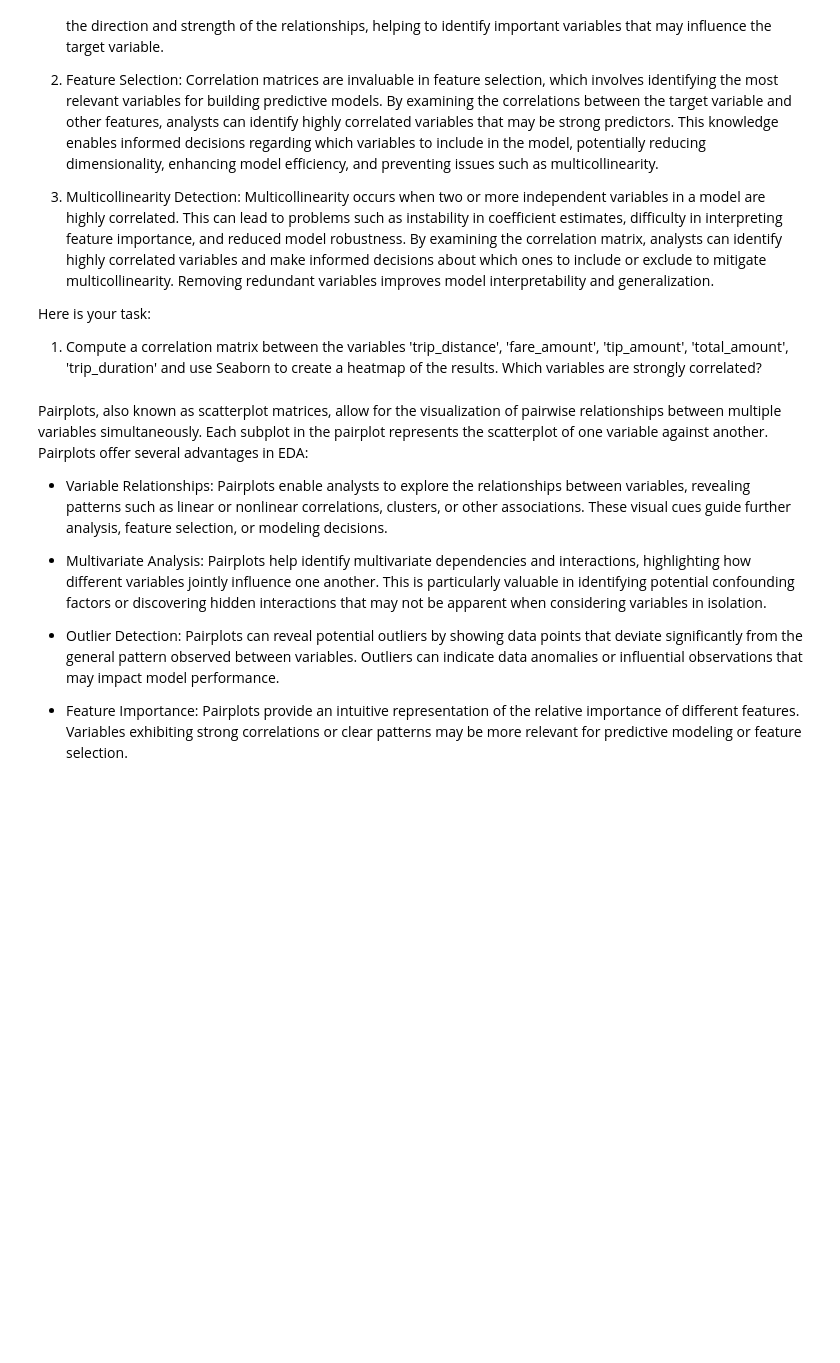
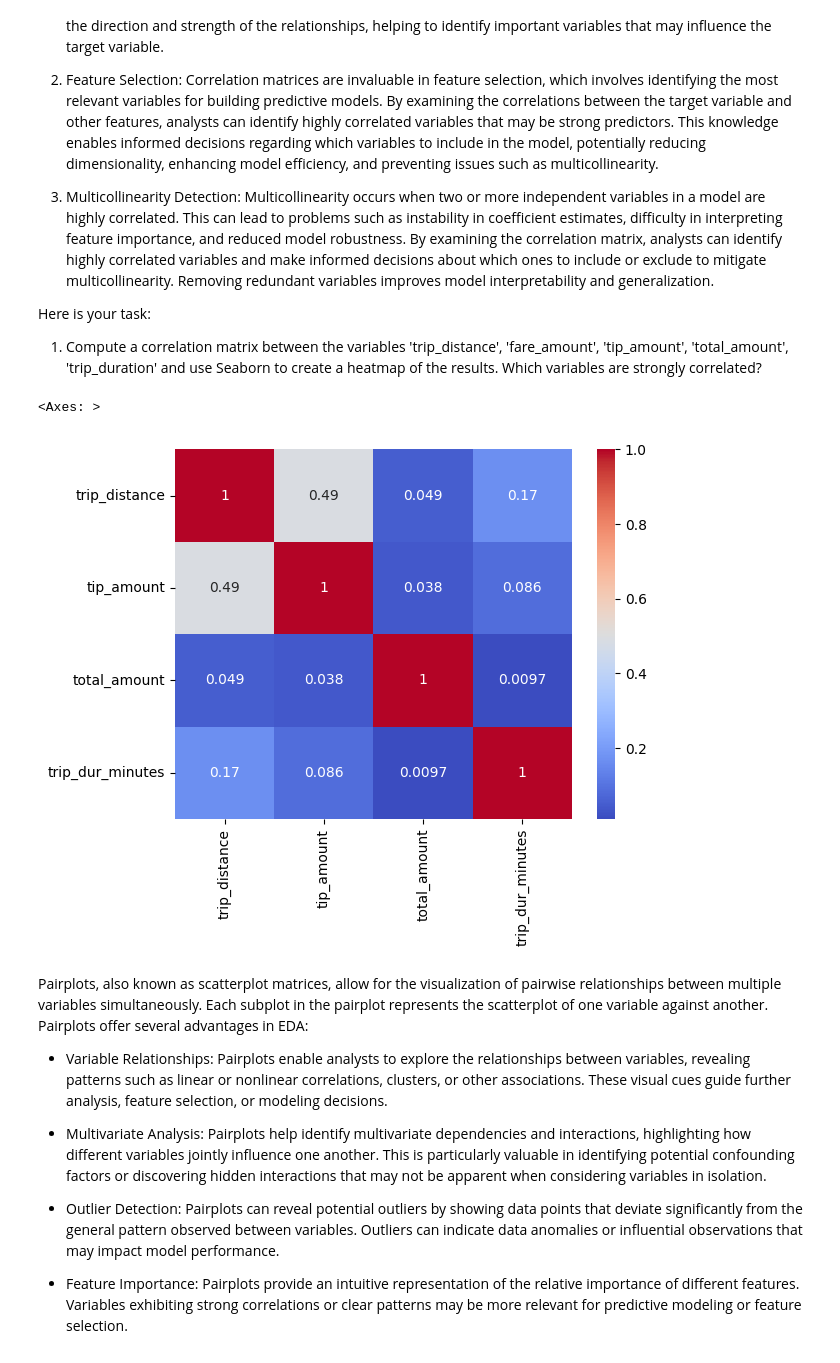
Before and after one commit to jerry-phillips/SpringBoard, a Jupyter notebook: Student_MLE_MiniProject_EDA.ipynb, the cells around one changed output. Cells and saved outputs as stored; diff of their text form; code cells hidden in the pictures; blank space fills up the shorter version.

```diff
--- a/Student_MLE_MiniProject_EDA.ipynb
+++ b/Student_MLE_MiniProject_EDA.ipynb
@@ -141,8 +141,15 @@ Here is your task:
   1. Compute a correlation matrix between the variables 'trip_distance', 'fare_amount', 'tip_amount', 'total_amount', 'trip_duration' and use Seaborn to create a heatmap of the results. Which variables are strongly correlated?
 # %%
 # Compute correlation matrix of numerical variables
+taxi_df = taxi_data_df[['trip_distance', 'tip_amount', 'total_amount', 'trip_dur_minutes']]
+taxi_df.corr()
+
 
 # Create a heatmap of the correlation matrix
+sns.heatmap(taxi_df.corr(), annot=True, cmap='coolwarm')
+# %% [output]
+<Axes: >
+[figure, added]
 # %% [markdown]
 Pairplots, also known as scatterplot matrices, allow for the visualization of pairwise relationships between multiple variables simultaneously. Each subplot in the pairplot represents the scatterplot of one variable against another. Pairplots offer several advantages in EDA:
 
```
